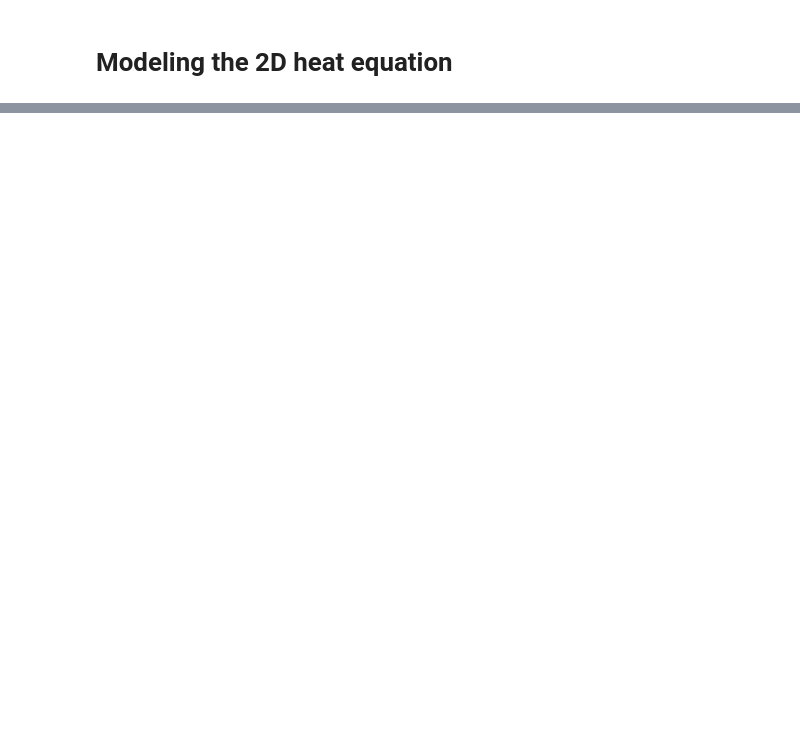
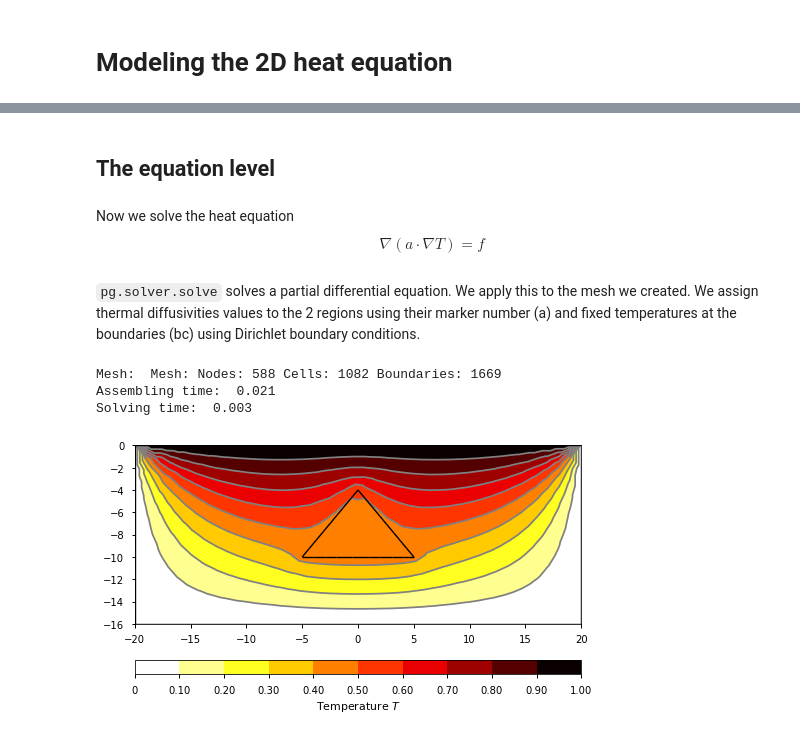
Before and after one commit to gimli-org/transform2021, a Jupyter notebook: 2_Modeling_the_2D_heat_equation.ipynb, the cells around one changed output, grey strips where cells are left out. Cells and saved outputs as stored; diff of their text form; code cells hidden in the pictures; blank space fills up the shorter version.

Commit message:
split notebooks

```diff
--- a/2_Modeling_the_2D_heat_equation.ipynb
+++ b/2_Modeling_the_2D_heat_equation.ipynb
@@ -14,0 +17,29 @@
+# %%
+import matplotlib.pyplot as plt
+plt.style.use("seaborn-notebook")
+import pygimli as pg
+
+mesh = pg.load("mesh.bms")
+# %% [markdown]
+## The equation level
+# %% [markdown]
+Now we solve the heat equation
+$$ \nabla (a \cdot \nabla T) = f $$
+# %% [markdown]
+`pg.solver.solve` solves a partial differential equation. We apply this to the mesh we created. We assign thermal diffusivities values to the 2 regions
+using their marker number (a) and fixed temperatures at the boundaries (bc) using Dirichlet boundary conditions.
+# %%
+T = pg.solver.solve(mesh,
+                    a=[[1, 1.0], [2, 20.0]], #[marker,value]
+                    bc={'Dirichlet':{-1:1.0, -2:0.0}},
+                    verbose=True)
+# %% [output]
+Mesh:  Mesh: Nodes: 588 Cells: 1082 Boundaries: 1669
+Assembling time:  0.021
+Solving time:  0.003
+# %%
+from pygimli.viewer import showMesh
+ax, _ = showMesh(mesh, data=T, label='Temperature $T$', cMap="hot_r",
+                 nLevs=11, showBoundary=True);
+# %% [output]
+[figure, added]
```
Also changed, not shown: parts of 1 cell of this notebook, 2 other files.
